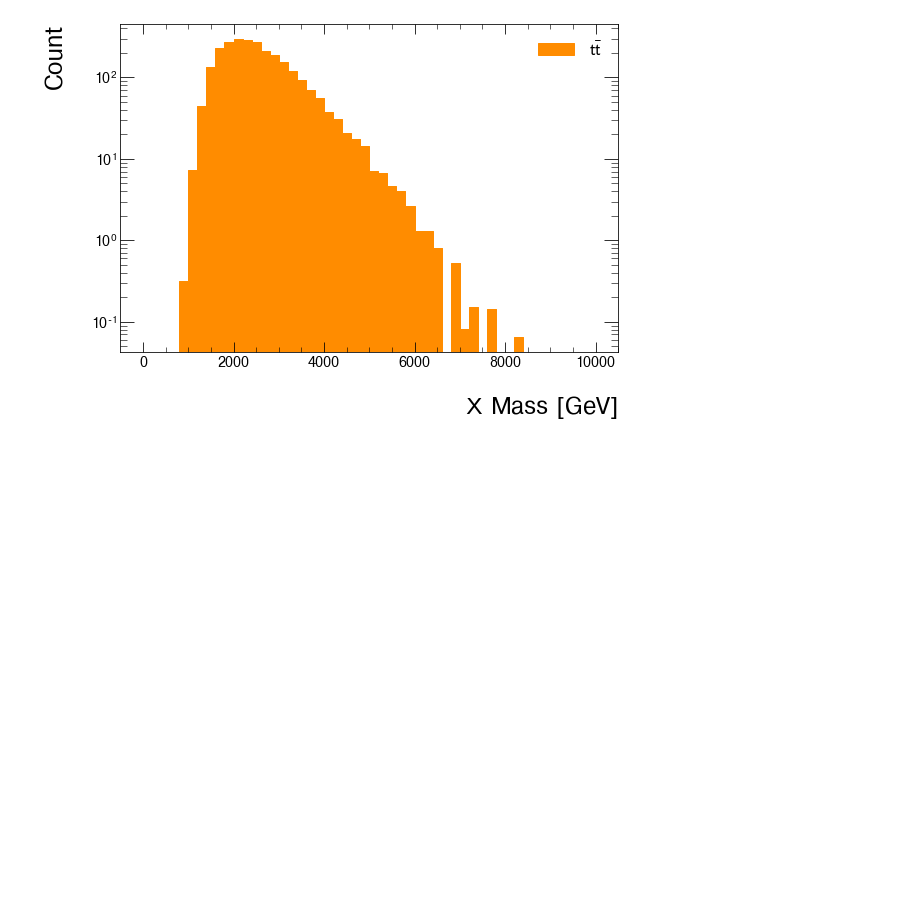
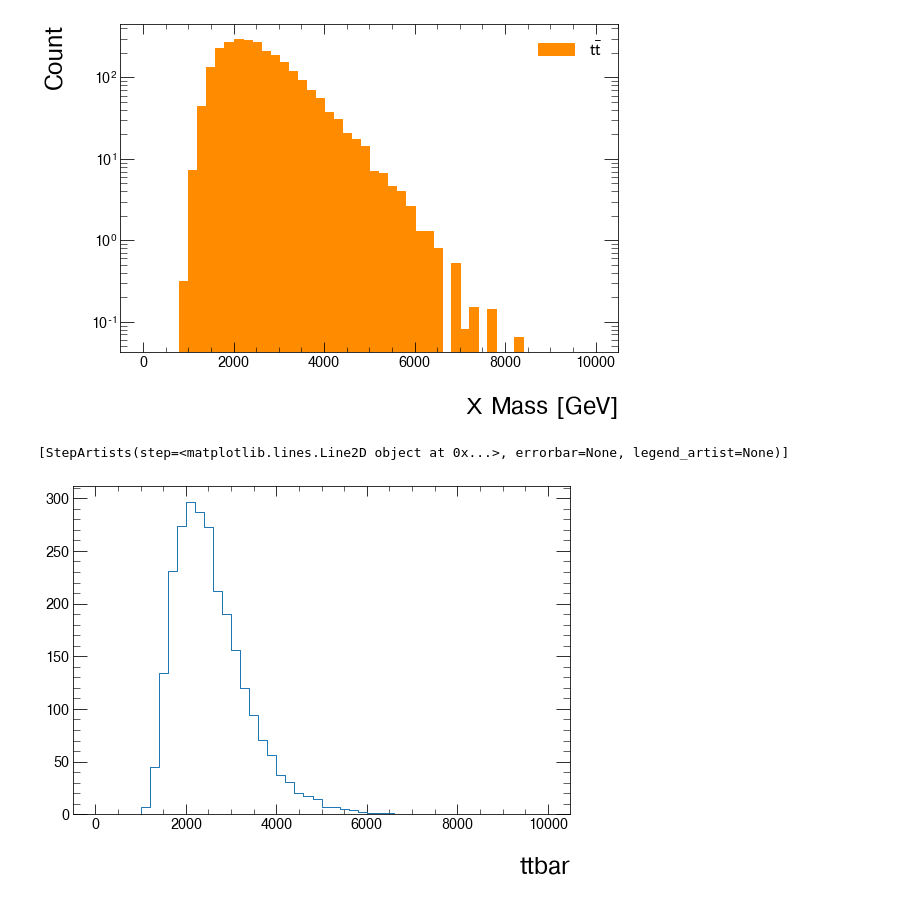
Before and after one commit to matthewfeickert/heputils, a Jupyter notebook: examples/dev-example.ipynb, the cells around one changed output. Drawn from its saved outputs; the diff is of its cells as text; code cells hidden in the pictures; blank space fills up the shorter version.

Commit message:
Add conversion to hist.Hist.hist example

```diff
--- a/examples/dev-example.ipynb
+++ b/examples/dev-example.ipynb
@@ -47,3 +47,10 @@ ax, artists = heputils.plot.stack_hist(
 ax.figure
 # %% [output]
 [figure]
+# %%
+mass_hists = [heputils.convert.numpy_to_hist(*hist, label) for hist, label in zip(mass_hists, _keys)]
+# %%
+mass_hists[0].plot()
+# %% [output]
+[StepArtists(step=<matplotlib.lines.Line2D object at 0x...>, errorbar=None, legend_artist=None)]
+[figure, added]
```
